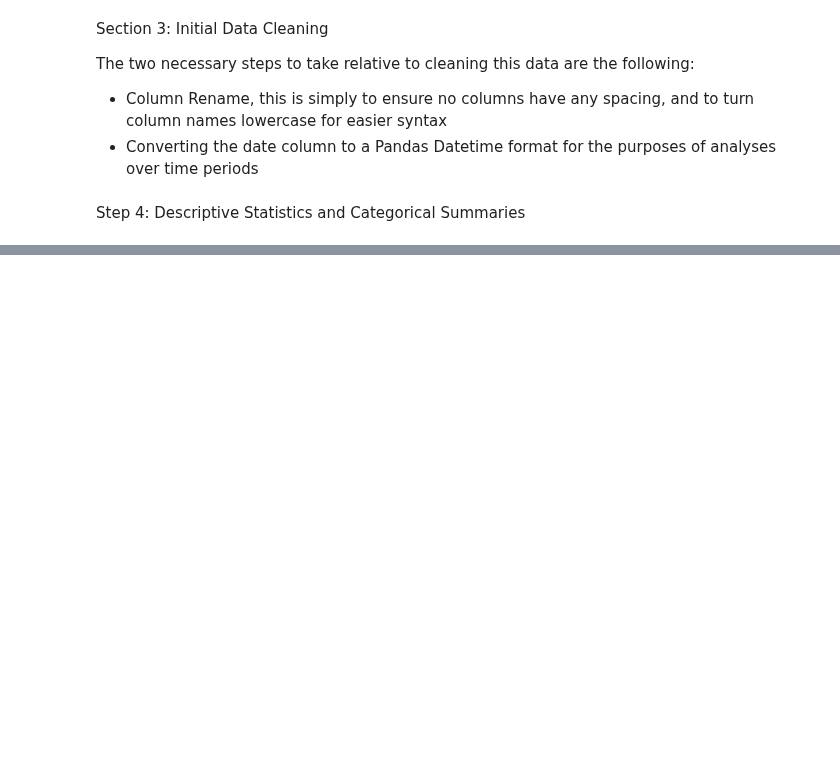
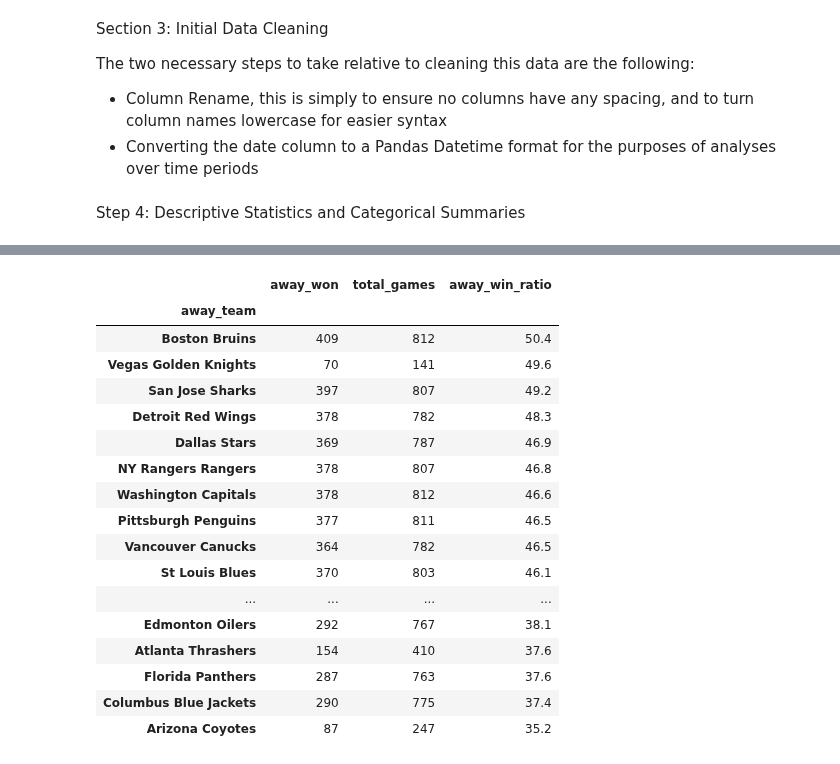
Before and after one commit to nrandazzo222/homework, a Jupyter notebook: final_project/NickRandazzo_FinalProject.ipynb, the cells around one changed output, grey strips where cells are left out. Drawn from its saved outputs; the diff is of its cells as text; code cells hidden in the pictures; blank space fills up the shorter version.

```diff
--- a/final_project/NickRandazzo_FinalProject.ipynb
+++ b/final_project/NickRandazzo_FinalProject.ipynb
@@ -124,0 +154,28 @@ game_stats_df_numeric.describe()
+# %%
+# Away Team Ranked Win Ratio
+awayteam_winloss = game_stats_df.groupby('away_team').agg({
+    'away_won':'sum',
+    'away_team':'count'
+})
+awayteam_winloss = awayteam_winloss.rename(columns = {'away_team':'total_games'})
+awayteam_winloss['away_win_ratio'] = (awayteam_winloss['away_won'] / awayteam_winloss['total_games']).round(3) * 100
+awayteam_winloss.sort_values('away_win_ratio', ascending= False)
+# %% [output]
+|  | away_won | total_games | away_win_ratio |
+| away_team |  |  |  |
+| Boston Bruins | 409 | 812 | 50.4 |
+| Vegas Golden Knights | 70 | 141 | 49.6 |
+| San Jose Sharks | 397 | 807 | 49.2 |
+| Detroit Red Wings | 378 | 782 | 48.3 |
+| Dallas Stars | 369 | 787 | 46.9 |
+| NY Rangers Rangers | 378 | 807 | 46.8 |
+| Washington Capitals | 378 | 812 | 46.6 |
+| Pittsburgh Penguins | 377 | 811 | 46.5 |
+| Vancouver Canucks | 364 | 782 | 46.5 |
+| St Louis Blues | 370 | 803 | 46.1 |
+| ... | ... | ... | ... |
+| Edmonton Oilers | 292 | 767 | 38.1 |
+| Atlanta Thrashers | 154 | 410 | 37.6 |
+| Florida Panthers | 287 | 763 | 37.6 |
+| Columbus Blue Jackets | 290 | 775 | 37.4 |
+| Arizona Coyotes | 87 | 247 | 35.2 |
```
Also changed, not shown: parts of 2 cells of this notebook.
